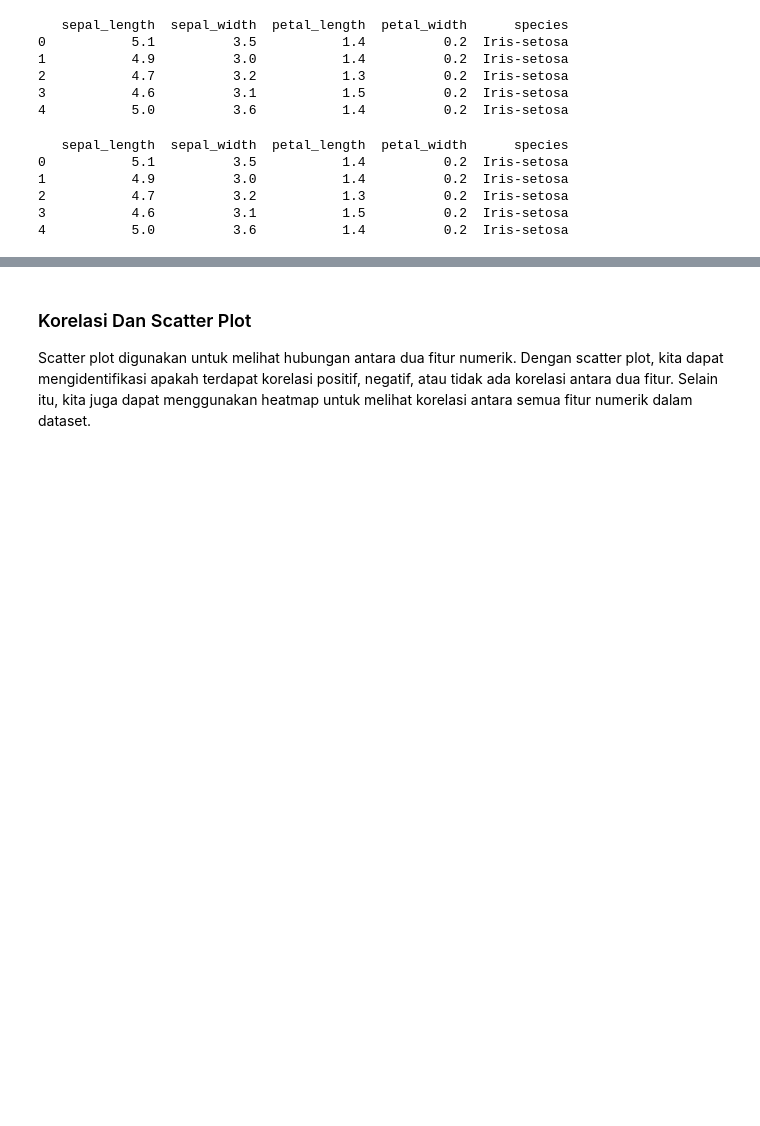
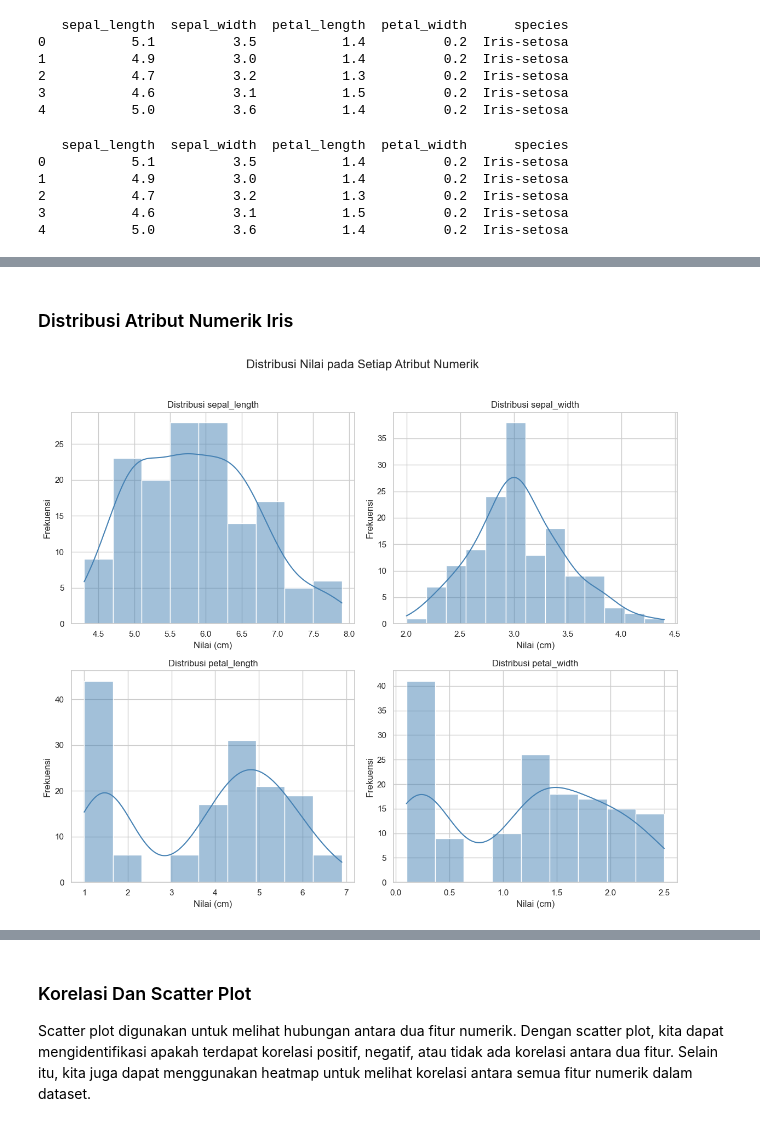
Before and after one commit to JeysMJY/Pendata, a Jupyter notebook: _sources/data-understanding.ipynb, the cells around one changed output, grey strips where cells are left out. Saved outputs shown, nothing was run; the diff lists cells and outputs as text; code cells hidden in the pictures; blank space fills up the shorter version.

```diff
--- a/_sources/data-understanding.ipynb
+++ b/_sources/data-understanding.ipynb
@@ -204,15 +194,0 @@ Pada Implementasi Python, kita dapat menggunakan library Matplotlib atau Seaborn
-# %%
-import matplotlib.pyplot as plt
-import seaborn as sns
-
-features = df.columns.drop('species')
-plt.figure(figsize=(12, 8))
-
-for i, col in enumerate(features):
-    plt.subplot(2, 2, i + 1)
-    sns.histplot(data=df, x=col, hue='species', kde=False, binwidth=0.5, element="bars")
-    plt.title(f'Distribusi Batang: {col}')
-    plt.tight_layout()
-
-plt.suptitle('Analisis Distribusi Fitur Iris', y=1.02, fontsize=14)
-plt.show()
@@ -238,0 +325,25 @@ Berdasakan gambar 7 dan pada hasil script Python, dapat dilihat bahwa distribusi
+# %% [markdown]
+### Distribusi Atribut Numerik Iris
+# %%
+import matplotlib.pyplot as plt
+import seaborn as sns
+
+fig, axes = plt.subplots(2, 2, figsize=(12, 10))
+fig.suptitle('Distribusi Nilai pada Setiap Atribut Numerik', fontsize=16, y=1.02)
+
+kolom_numerik = ['sepal_length', 'sepal_width', 'petal_length', 'petal_width']
+
+for i, col in enumerate(kolom_numerik):
+    baris = i // 2
+    kolom = i % 2
+
+    sns.histplot(data=df, x=col, kde=True, ax=axes[baris, kolom], color='steelblue')
+
+    axes[baris, kolom].set_title(f'Distribusi {col}', fontsize=12)
+    axes[baris, kolom].set_xlabel('Nilai (cm)')
+    axes[baris, kolom].set_ylabel('Frekuensi')
+
+plt.tight_layout()
+plt.show()
+# %% [output]
+[figure, added]
```
Also changed, not shown: parts of 61 cells of this notebook, 15 other files.
